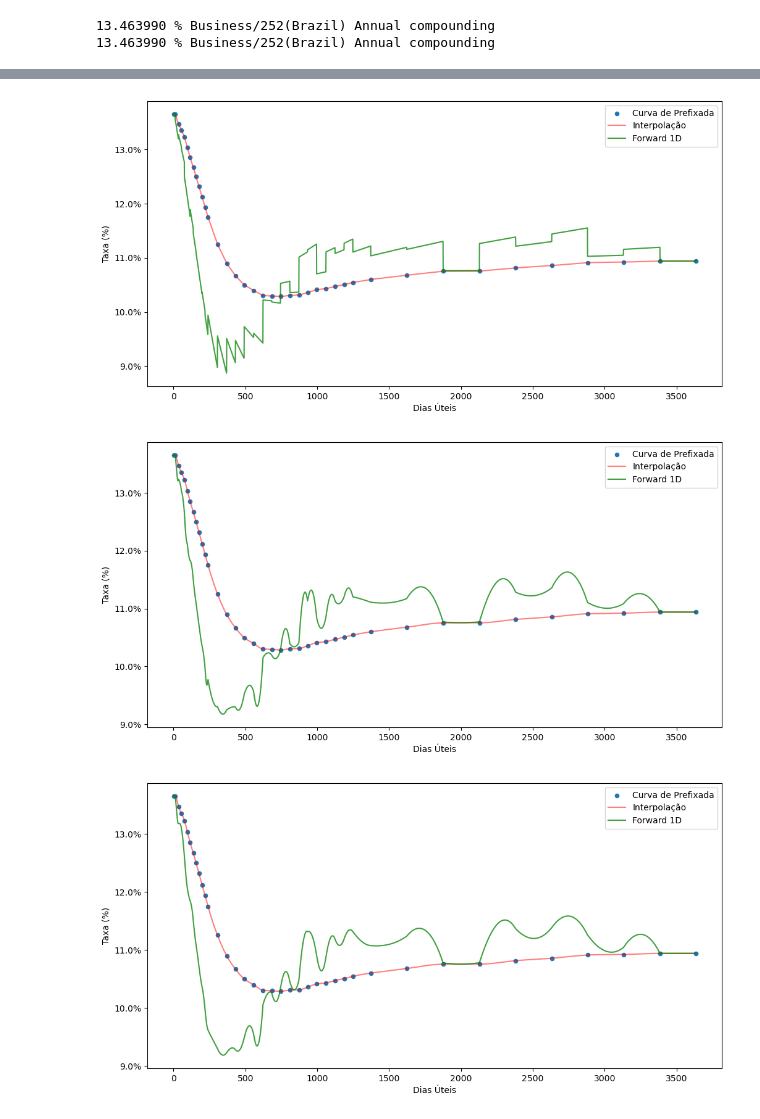
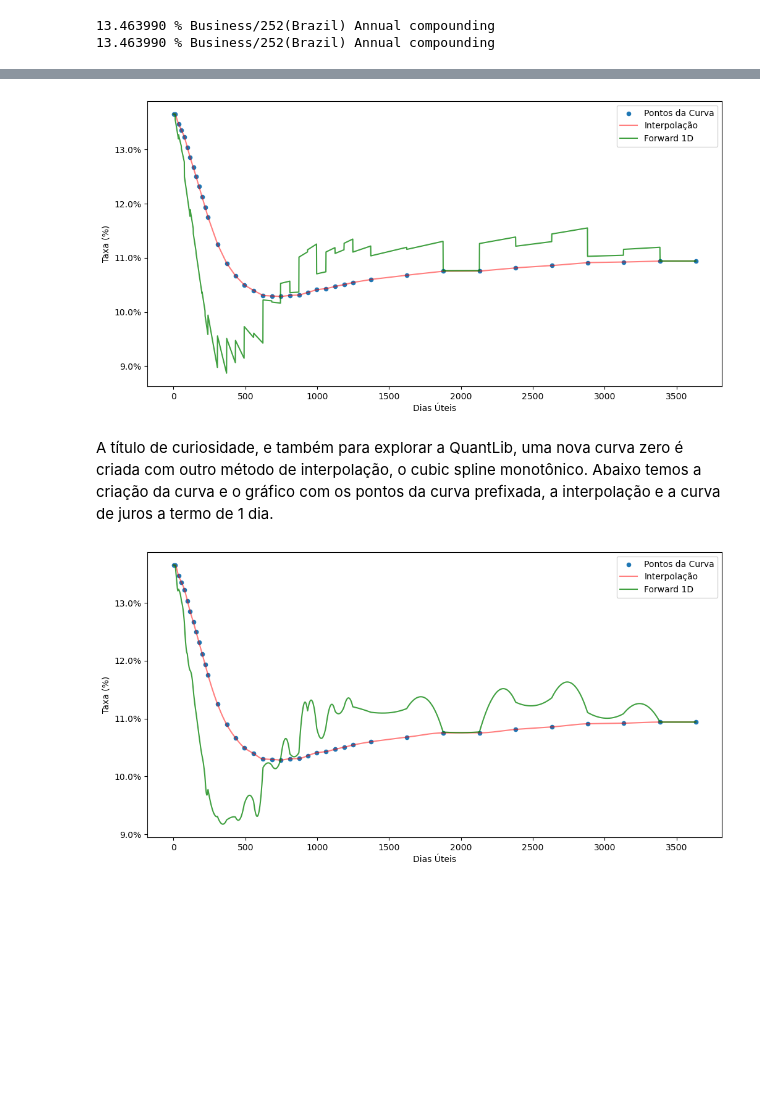
Before and after one commit to wilsonfreitas/blog-quarto-wilsonfreitas.net, a Jupyter notebook: posts/2023-07-26-quantlib-zerocurve/main.ipynb, the cells around one changed output, grey strips where cells are left out. Saved outputs shown, nothing was run; the diff lists cells and outputs as text; code cells hidden in the pictures; blank space fills up the shorter version.

Commit message:
updated zero curve

```diff
--- a/posts/2023-07-26-quantlib-zerocurve/main.ipynb
+++ b/posts/2023-07-26-quantlib-zerocurve/main.ipynb
@@ -52,0 +50,6 @@ calendar = ql.Brazil(ql.Brazil.Settlement)
+# %%
+curve = (brasa
+         .get_dataset("b3-curves-di1")
+         .filter(pc.field("refdate") == today.to_date())
+         .to_table()
+         .to_pandas())
@@ -53,5 +65,6 @@ calendar = ql.Brazil(ql.Brazil.Settlement)
 # %%
+calendar = ql.Brazil(ql.Brazil.Settlement)
 data = [(calendar.advance(today, d, ql.Days, ql.Following), r)
         for d, r in zip(curve["business_days"], curve["adjusted_tax"])]
-data.insert(0, (today, data[0][1]))
-dates, yields = zip(*data)
+data.insert(0, (today, 0))
+dates, rates = zip(*data)
@@ -58,3 +81,7 @@ dates, yields = zip(*data)
 # %%
-zc = ql.ZeroCurve(dates, yields, ql.Business252(calendar), calendar, ql.Linear(),
-                  ql.Compounded, ql.Annual)
+zc = ql.ZeroCurve(dates, rates,
+                  ql.Business252(calendar),
+                  calendar,
+                  ql.Linear(),
+                  ql.Compounded,
+                  ql.Annual)
@@ -80,5 +129,5 @@ print(zc.zeroRate(ql.Date(1,9,2023), ql.Business252(calendar), ql.Compounded))
 # %%
-def plot_curve(crv):
+def plot_curve(crv, curve):
     i_curve = pd.DataFrame({
         "days": list(range(1, curve["business_days"].max())),
         "rates": [crv.zeroRate(i/252, ql.Compounded).rate()
@@ -92,7 +141,7 @@ def plot_curve(crv):
     })
 
     ax = curve.plot.scatter(x="business_days", y="adjusted_tax", figsize=(12, 6),
-                            label="Curva de Prefixada")
+                            label="Pontos da Curva")
     i_curve.plot(x="days", y="rates", c="red", alpha=0.5, ax=ax, label="Interpolação")
     f_curve.plot(x="days", y="rates", c="green", alpha=0.75, ax=ax, label="Forward 1D")
     ax.set_xlabel("Dias Úteis")
@@ -101,16 +156,13 @@ def plot_curve(crv):
 # %%
-plot_curve(zc)
+plot_curve(zc, curve)
 # %% [output]
-[figure, old version]
+[figure, new version]
+# %% [markdown]
+A título de curiosidade, e também para explorar a QuantLib, uma nova curva zero é criada com outro método de interpolação, o cubic spline monotônico.
+Abaixo temos a criação da curva e o gráfico com os pontos da curva prefixada, a interpolação e a curva de juros a termo de 1 dia.
 # %%
-czc = ql.CubicZeroCurve(dates, yields, ql.Business252(calendar), calendar,
-                        ql.Cubic(), ql.Compounded, ql.Annual)
-plot_curve(czc)
+czc = ql.MonotonicCubicZeroCurve(dates, rates, ql.Business252(calendar), calendar,
+                        ql.MonotonicCubic(), ql.Compounded, ql.Annual)
+plot_curve(czc, curve)
 # %% [output]
-[figure, old version]
+[figure, new version]
-# %%
-mczc = ql.MonotonicCubicZeroCurve(dates, yields, ql.Business252(calendar), calendar,
-                                  ql.MonotonicCubic(), ql.Compounded, ql.Annual)
-plot_curve(mczc)
-# %% [output]
-[figure, removed]
```
Also changed, not shown: parts of 15 cells of this notebook, 9 other files.
